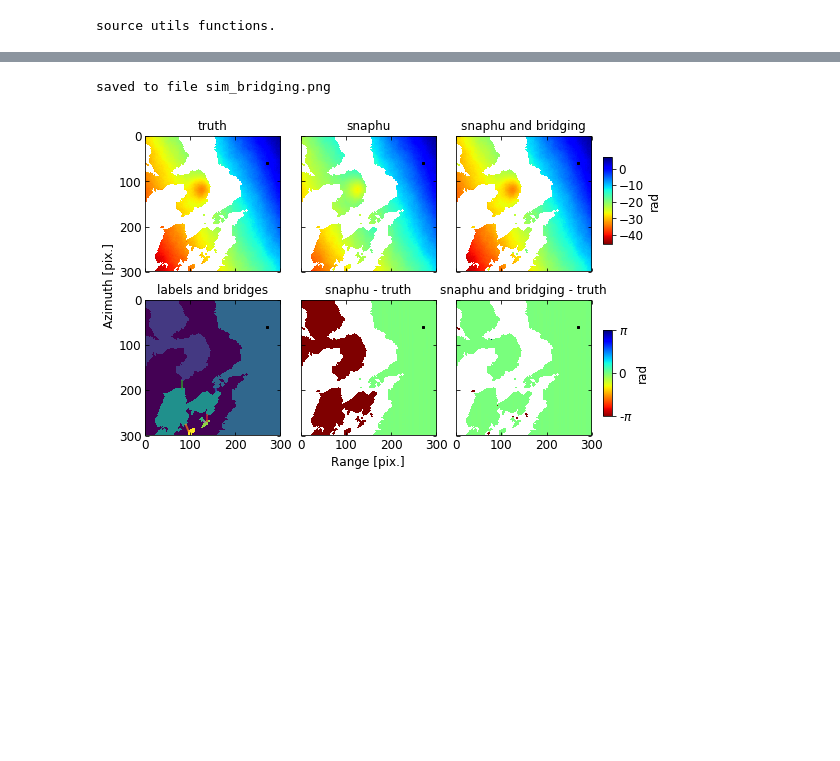
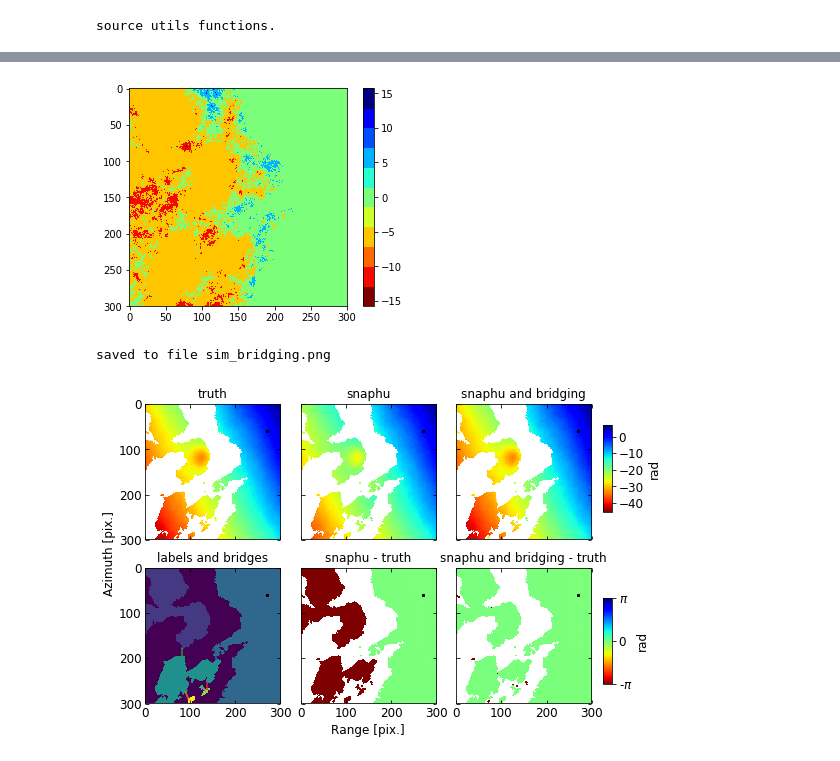
Before and after one commit to geodesymiami/Yunjun_et_al-2019-MintPy, a Jupyter notebook: Fig_02_sim_bridging.ipynb, the cells around one changed output, grey strips where cells are left out. Saved outputs shown, nothing was run; the diff lists cells and outputs as text; code cells hidden in the pictures; blank space fills up the shorter version.

```diff
--- a/Fig_02_sim_bridging.ipynb
+++ b/Fig_02_sim_bridging.ipynb
@@ -282,3 +280,11 @@ print(ref_x)
+# %%
+plt.figure()
+cmap = pp.ColormapExt(cmap_name='jet_r', cmap_lut=11).colormap
+im = plt.imshow(snf_err, vmin=-5.*np.pi, vmax=5*np.pi, cmap=cmap)
+plt.colorbar(im)
+plt.show()
+# %% [output]
+[figure, added]
 # %%
 ## plot bridging vs SNAPHU
 
```
Also changed, not shown: parts of 4 cells of this notebook.
